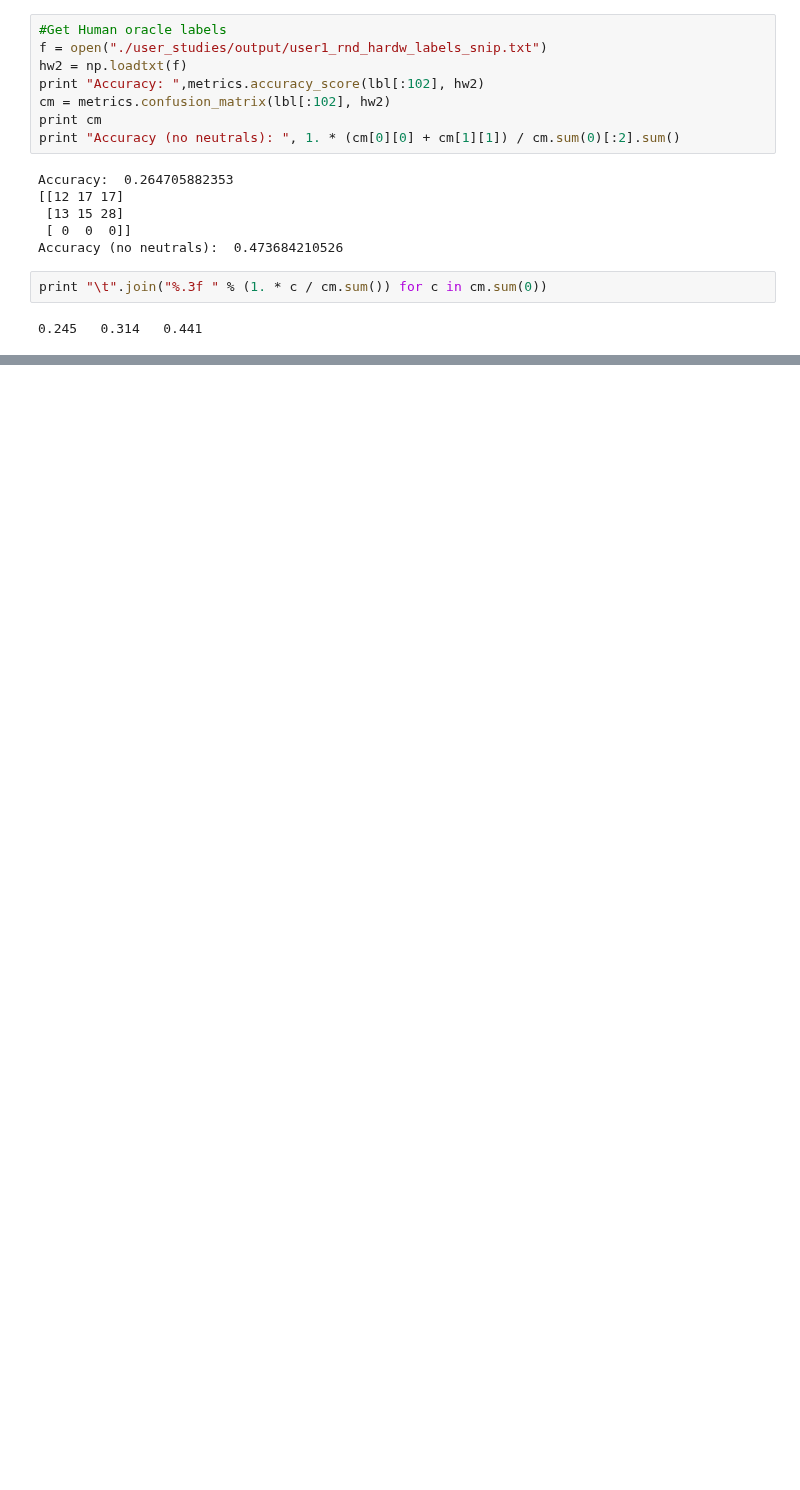
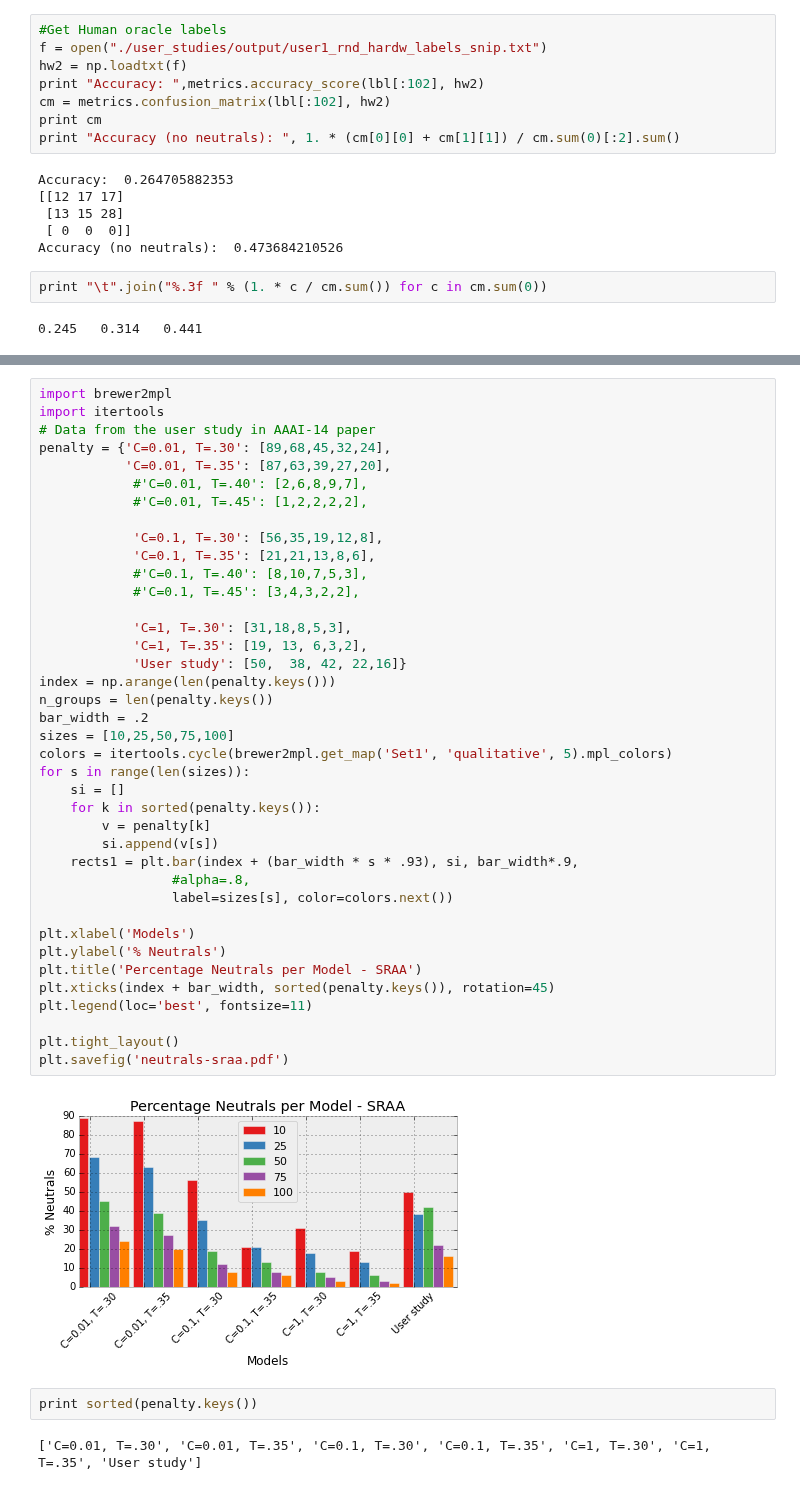
Before and after one commit to mramire8/notebooks, a Jupyter notebook: user_studies.ipynb, the cells around one changed output, grey strips where cells are left out. Cells and saved outputs as stored; diff of their text form; blank space fills up the shorter version.

```diff
--- a/user_studies.ipynb
+++ b/user_studies.ipynb
@@ -845,0 +873,45 @@ print "\t".join("%.3f " % (1. * c / cm.sum()) for c in cm.sum(0))
+# %%
+import brewer2mpl
+import itertools
+# Data from the user study in AAAI-14 paper
+penalty = {'C=0.01, T=.30': [89,68,45,32,24],
+           'C=0.01, T=.35': [87,63,39,27,20],
+            #'C=0.01, T=.40': [2,6,8,9,7],
+            #'C=0.01, T=.45': [1,2,2,2,2],
+
+            'C=0.1, T=.30': [56,35,19,12,8],
+            'C=0.1, T=.35': [21,21,13,8,6],
+            #'C=0.1, T=.40': [8,10,7,5,3],
+            #'C=0.1, T=.45': [3,4,3,2,2],
+
+            'C=1, T=.30': [31,18,8,5,3],
+            'C=1, T=.35': [19, 13, 6,3,2],
+            'User study': [50,	38,	42,	22,16]}
+index = np.arange(len(penalty.keys()))
+n_groups = len(penalty.keys())
+bar_width = .2
+sizes = [10,25,50,75,100]
+colors = itertools.cycle(brewer2mpl.get_map('Set1', 'qualitative', 5).mpl_colors)
+for s in range(len(sizes)):
+    si = []
+    for k in sorted(penalty.keys()):
+        v = penalty[k]
+        si.append(v[s])
+    rects1 = plt.bar(index + (bar_width * s * .93), si, bar_width*.9,
+                 #alpha=.8,
+                 label=sizes[s], color=colors.next())
+
+plt.xlabel('Models')
+plt.ylabel('% Neutrals')
+plt.title('Percentage Neutrals per Model - SRAA')
+plt.xticks(index + bar_width, sorted(penalty.keys()), rotation=45)
+plt.legend(loc='best', fontsize=11)
+
+plt.tight_layout()
+plt.savefig('neutrals-sraa.pdf')
+# %% [output]
+[figure, added]
+# %%
+print sorted(penalty.keys())
+# %% [output]
+['C=0.01, T=.30', 'C=0.01, T=.35', 'C=0.1, T=.30', 'C=0.1, T=.35', 'C=1, T=.30', 'C=1, T=.35', 'User study']
```
Also changed, not shown: parts of 10 cells of this notebook, 2 other files.
